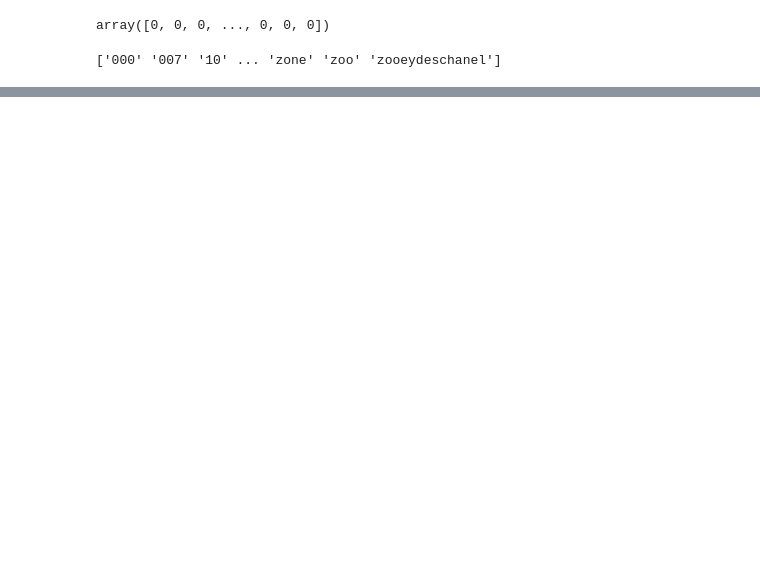
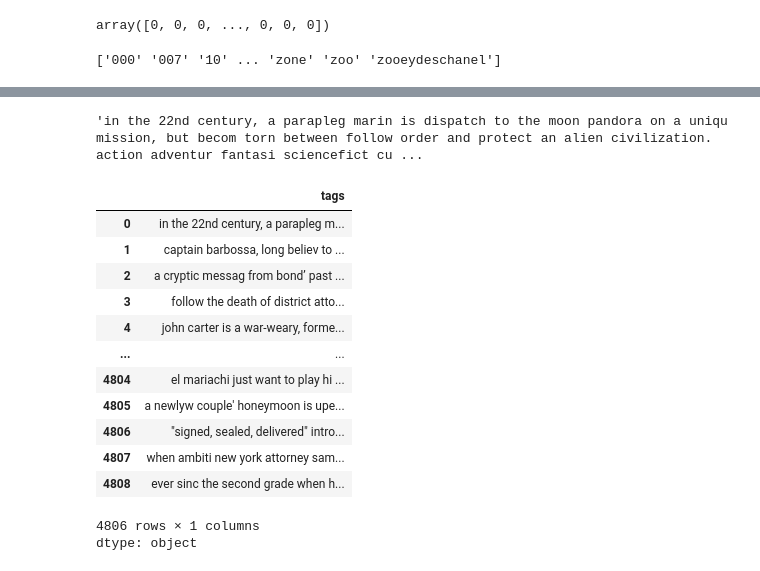
Before and after one commit to nakibahsan299-debug/Movie-Recommendation-System, a Jupyter notebook: Movie_Recommendation.ipynb, the cells around one changed output, grey strips where cells are left out. Drawn from its saved outputs; the diff is of its cells as text; code cells hidden in the pictures; blank space fills up the shorter version.

```diff
--- a/Movie_Recommendation.ipynb
+++ b/Movie_Recommendation.ipynb
@@ -518,0 +557,23 @@ print(word)
+# %%
+lis
+# %% [output]
+'in the 22nd century, a parapleg marin is dispatch to the moon pandora on a uniqu mission, but becom torn between follow order and protect an alien civilization. action adventur fantasi sciencefict cu ...
+# %%
+new_movies['tags']=new_movies['tags'].apply(convert)
+# %%
+new_movies['tags']
+# %% [output]
+|  | tags |
+| 0 | in the 22nd century, a parapleg m... |
+| 1 | captain barbossa, long believ to ... |
+| 2 | a cryptic messag from bond’ past ... |
+| 3 | follow the death of district atto... |
+| 4 | john carter is a war-weary, forme... |
+| ... | ... |
+| 4804 | el mariachi just want to play hi ... |
+| 4805 | a newlyw couple' honeymoon is upe... |
+| 4806 | "signed, sealed, delivered" intro... |
+| 4807 | when ambiti new york attorney sam... |
+| 4808 | ever sinc the second grade when h... |
+4806 rows × 1 columns
+dtype: object
```
Also changed, not shown: parts of 8 cells of this notebook.
